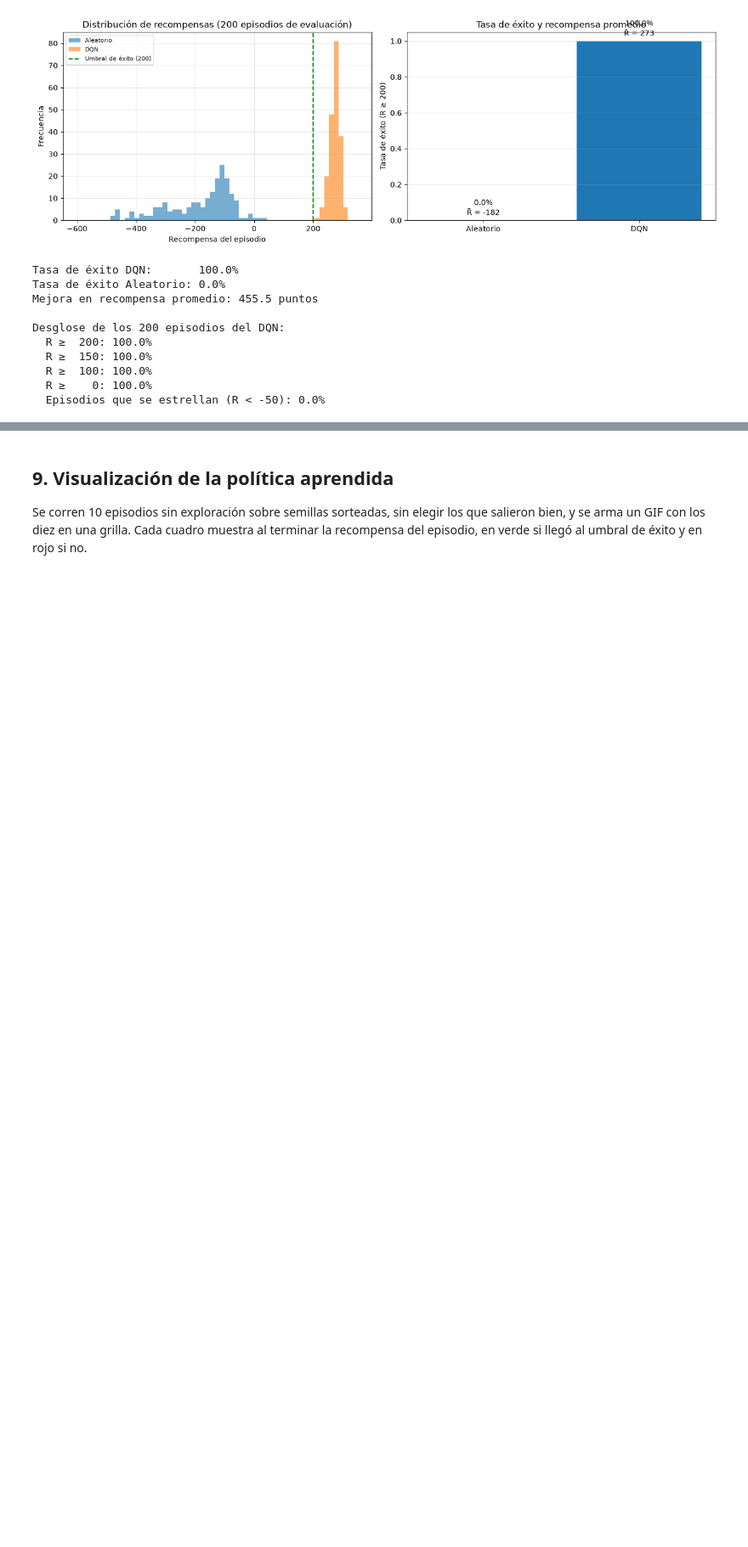
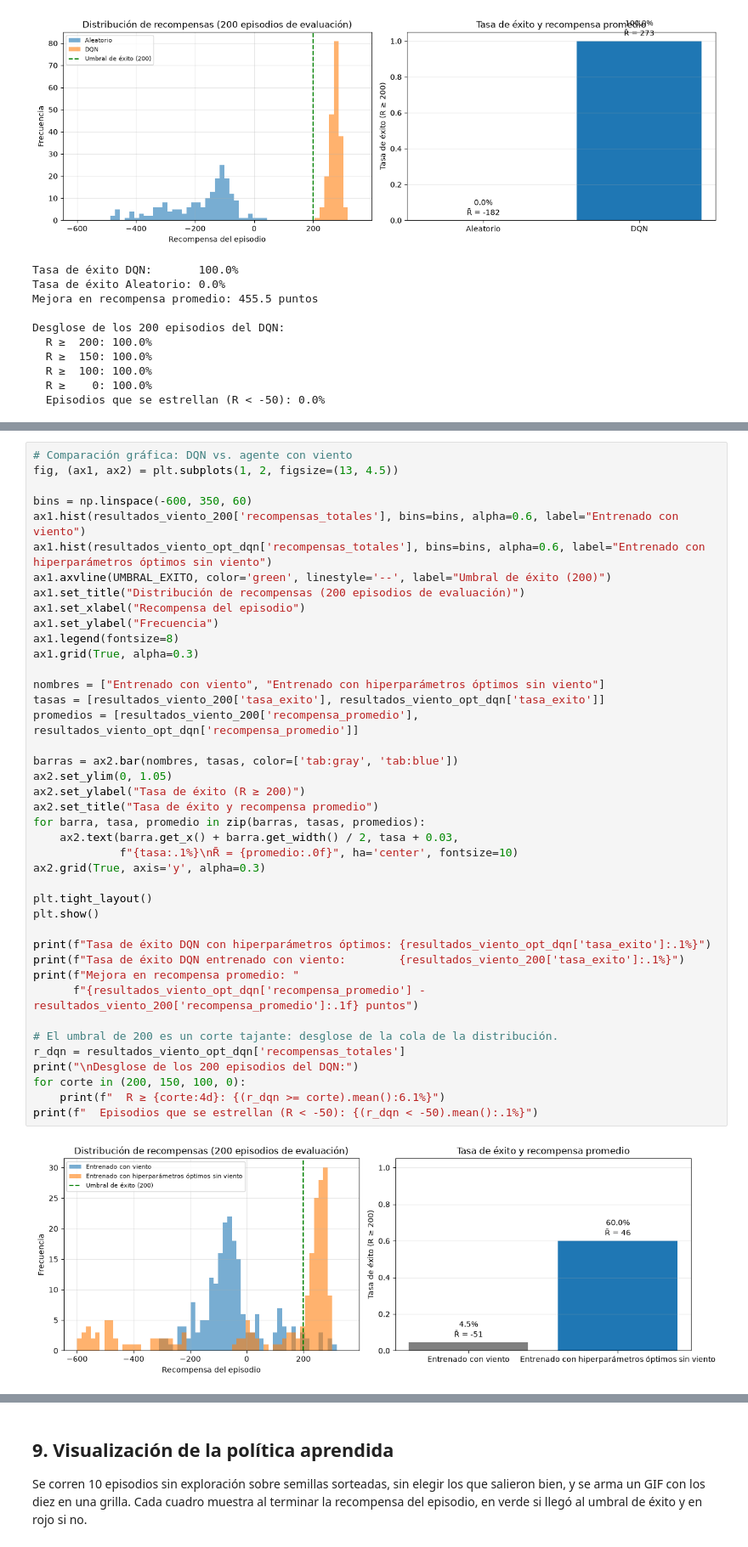
Before and after one commit to JuanAOlmedo/AprendAut-Lab2, a Jupyter notebook: LunarLander_DQN_Tarea.ipynb, the cells around one changed output, grey strips where cells are left out. Shown at 85% size. Saved outputs shown, nothing was run; the diff lists cells and outputs as text; blank space fills up the shorter version.

```diff
--- a/LunarLander_DQN_Tarea.ipynb
+++ b/LunarLander_DQN_Tarea.ipynb
@@ -780,0 +861,43 @@ Desglose de los 200 episodios del DQN:
+# %%
+# Comparación gráfica: DQN vs. agente con viento
+fig, (ax1, ax2) = plt.subplots(1, 2, figsize=(13, 4.5))
+
+bins = np.linspace(-600, 350, 60)
+ax1.hist(resultados_viento_200['recompensas_totales'], bins=bins, alpha=0.6, label="Entrenado con viento")
+ax1.hist(resultados_viento_opt_dqn['recompensas_totales'], bins=bins, alpha=0.6, label="Entrenado con hiperparámetros óptimos sin viento")
+ax1.axvline(UMBRAL_EXITO, color='green', linestyle='--', label="Umbral de éxito (200)")
+ax1.set_title("Distribución de recompensas (200 episodios de evaluación)")
+ax1.set_xlabel("Recompensa del episodio")
+ax1.set_ylabel("Frecuencia")
+ax1.legend(fontsize=8)
+ax1.grid(True, alpha=0.3)
+
+nombres = ["Entrenado con viento", "Entrenado con hiperparámetros óptimos sin viento"]
+tasas = [resultados_viento_200['tasa_exito'], resultados_viento_opt_dqn['tasa_exito']]
+promedios = [resultados_viento_200['recompensa_promedio'], resultados_viento_opt_dqn['recompensa_promedio']]
+
+barras = ax2.bar(nombres, tasas, color=['tab:gray', 'tab:blue'])
+ax2.set_ylim(0, 1.05)
+ax2.set_ylabel("Tasa de éxito (R ≥ 200)")
+ax2.set_title("Tasa de éxito y recompensa promedio")
+for barra, tasa, promedio in zip(barras, tasas, promedios):
+    ax2.text(barra.get_x() + barra.get_width() / 2, tasa + 0.03,
+             f"{tasa:.1%}\nR̄ = {promedio:.0f}", ha='center', fontsize=10)
+ax2.grid(True, axis='y', alpha=0.3)
+
+plt.tight_layout()
+plt.show()
+
+print(f"Tasa de éxito DQN con hiperparámetros óptimos: {resultados_viento_opt_dqn['tasa_exito']:.1%}")
+print(f"Tasa de éxito DQN entrenado con viento:        {resultados_viento_200['tasa_exito']:.1%}")
+print(f"Mejora en recompensa promedio: "
+      f"{resultados_viento_opt_dqn['recompensa_promedio'] - resultados_viento_200['recompensa_promedio']:.1f} puntos")
+
+# El umbral de 200 es un corte tajante: desglose de la cola de la distribución.
+r_dqn = resultados_viento_opt_dqn['recompensas_totales']
+print("\nDesglose de los 200 episodios del DQN:")
+for corte in (200, 150, 100, 0):
+    print(f"  R ≥ {corte:4d}: {(r_dqn >= corte).mean():6.1%}")
+print(f"  Episodios que se estrellan (R < -50): {(r_dqn < -50).mean():.1%}")
+# %% [output]
+[figure, added]
```
Also changed, not shown: parts of 6 cells of this notebook.
